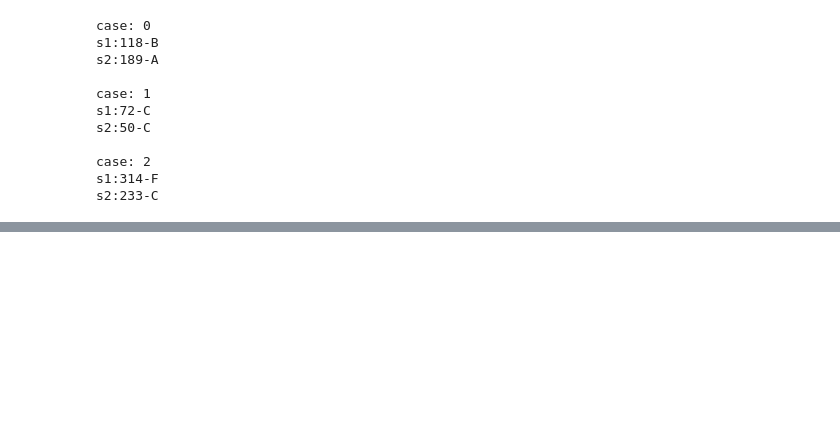
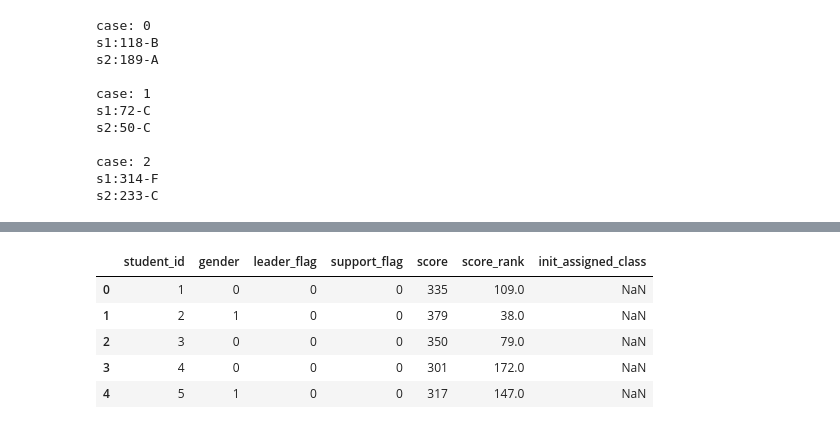
Before and after one commit to maton369/PyOptBook_Practice, a Jupyter notebook: 3_school/main.ipynb, the cells around one changed output, grey strips where cells are left out. Saved outputs shown, nothing was run; the diff lists cells and outputs as text; code cells hidden in the pictures; blank space fills up the shorter version.

```diff
--- a/3_school/main.ipynb
+++ b/3_school/main.ipynb
@@ -302,0 +305,13 @@ for i, c in enumerate(C):
+# %%
+s_df["score_rank"] = s_df["score"].rank(ascending=False, method="first")
+
+class_dic = {0: "A", 1: "B", 2: "C", 3: "D", 4: "E", 5: "F", 6: "G", 7: "H"}
+s_df["init_assigned_class"] = s_df["score_rank"].map(class_dic)
+s_df.head()
+# %% [output]
+|  | student_id | gender | leader_flag | support_flag | score | score_rank | init_assigned_class |
+| 0 | 1 | 0 | 0 | 0 | 335 | 109.0 | NaN |
+| 1 | 2 | 1 | 0 | 0 | 379 | 38.0 | NaN |
+| 2 | 3 | 0 | 0 | 0 | 350 | 79.0 | NaN |
+| 3 | 4 | 0 | 0 | 0 | 301 | 172.0 | NaN |
+| 4 | 5 | 1 | 0 | 0 | 317 | 147.0 | NaN |
```
Also changed, not shown: parts of 6 cells of this notebook.
